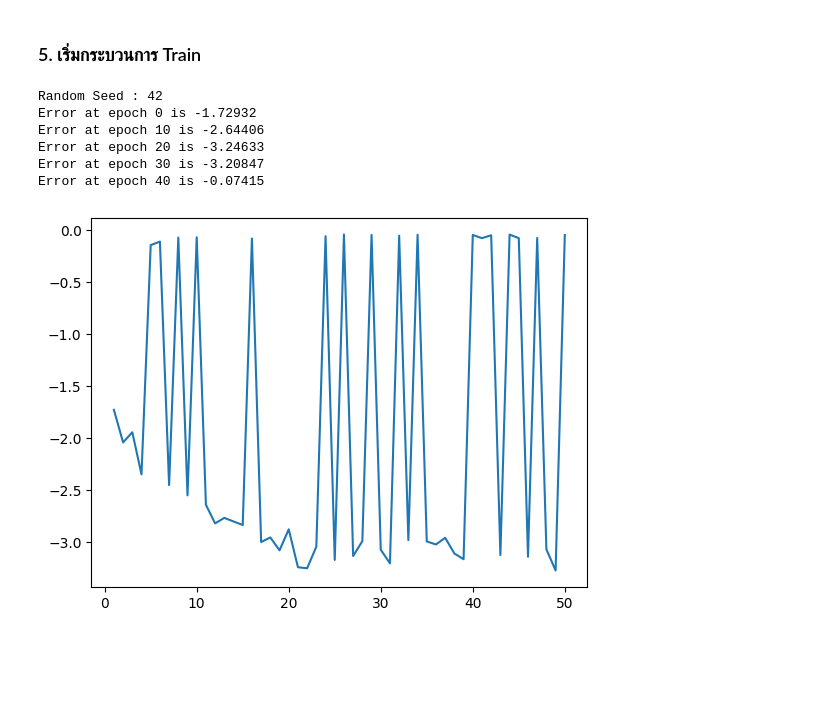
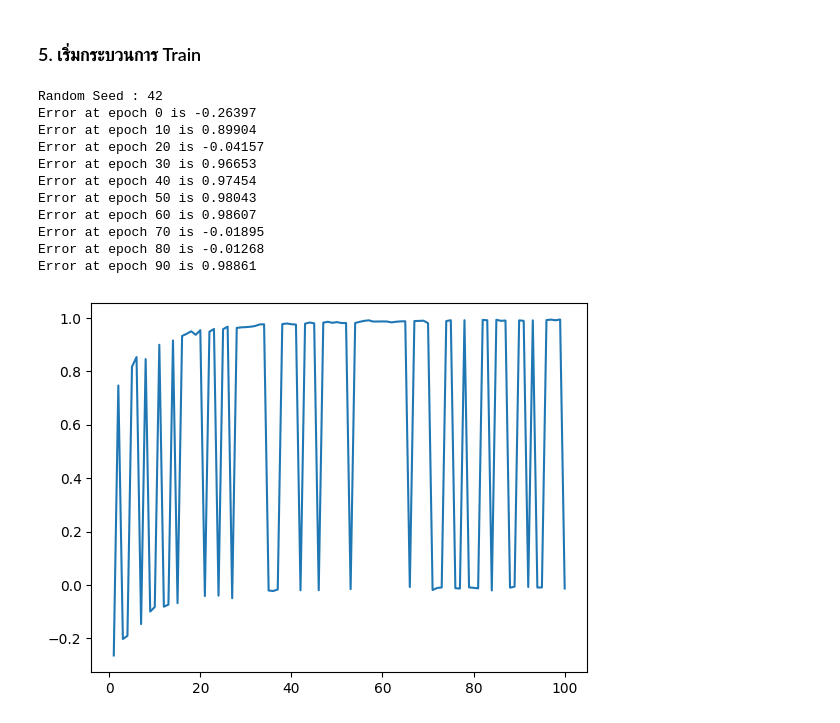
Before and after one commit to Celesca/cpe112-data-structure, a Jupyter notebook: Final_Project/Model.ipynb, the cells around one changed output. Drawn from its saved outputs; the diff is of its cells as text; code cells hidden in the pictures; blank space fills up the shorter version.

```diff
--- a/Final_Project/Model.ipynb
+++ b/Final_Project/Model.ipynb
@@ -824,15 +857,20 @@ No.Output Unit:  1
 # %% [markdown]
 ### 5. เริ่มกระบวนการ Train
 # %%
-myModel.trainModel(42,50,0.01)
+myModel.trainModel(42,100,0.001)
 # %% [output]
 Random Seed : 42
-Error at epoch 0 is -1.72932
-Error at epoch 10 is -2.64406
-Error at epoch 20 is -3.24633
-Error at epoch 30 is -3.20847
-Error at epoch 40 is -0.07415
+Error at epoch 0 is -0.26397
+Error at epoch 10 is 0.89904
+Error at epoch 20 is -0.04157
+Error at epoch 30 is 0.96653
+Error at epoch 40 is 0.97454
+Error at epoch 50 is 0.98043
+Error at epoch 60 is 0.98607
+Error at epoch 70 is -0.01895
+Error at epoch 80 is -0.01268
+Error at epoch 90 is 0.98861
-[figure, old version]
+[figure, new version]
 # %%
 myModel._weights_input_hidden
 # %% [output]
```
Also changed, not shown: parts of 11 cells of this notebook, 3 other files.
